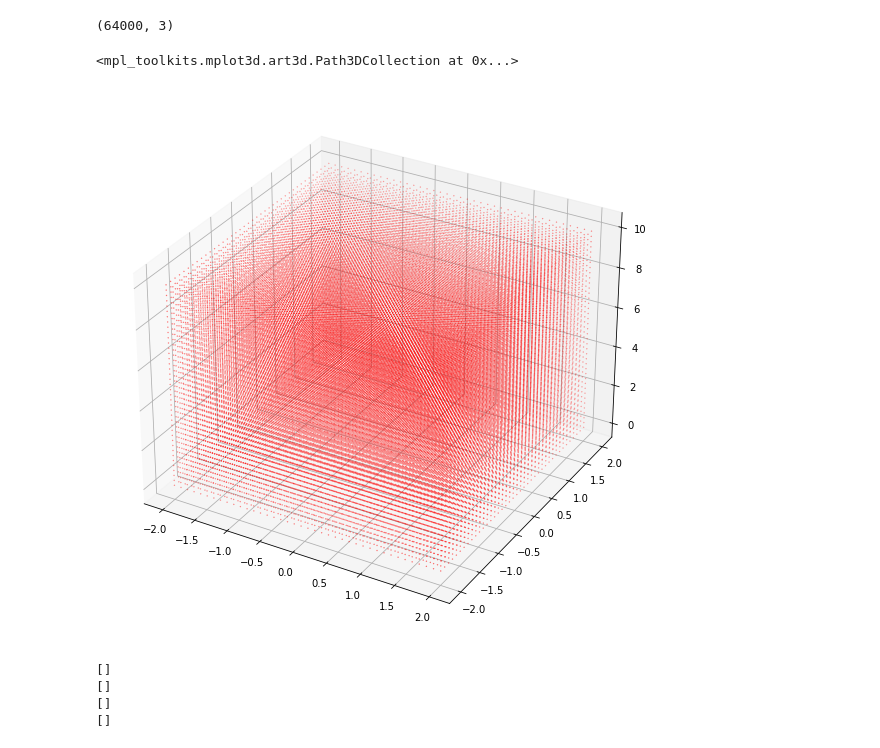
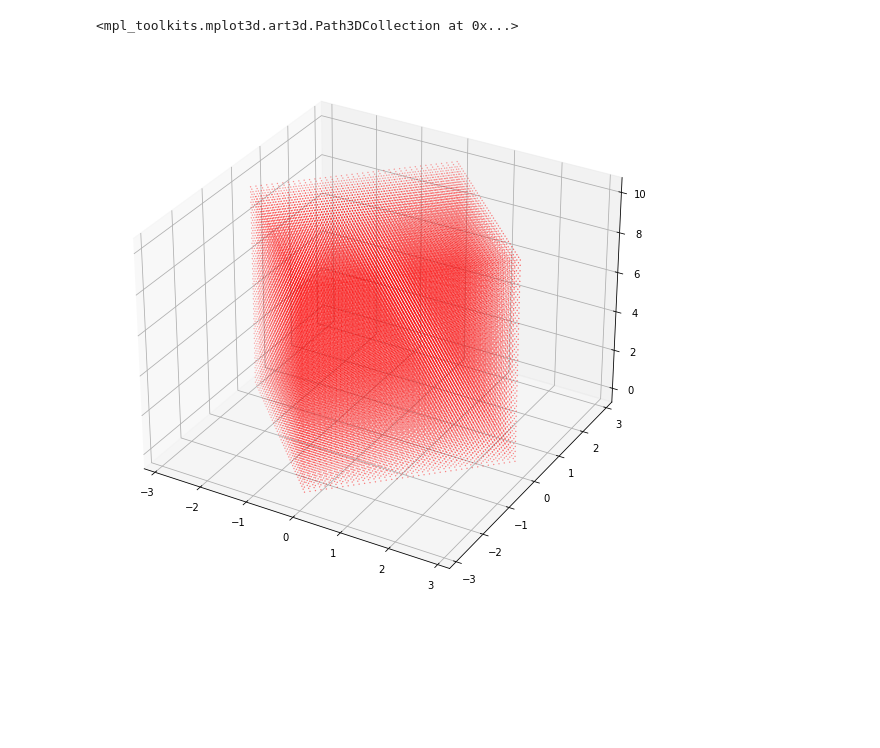
Before and after one commit to PyGeomesh/PyGeomesh, a Jupyter notebook: grid_box.ipynb, the cells around one changed output. Drawn from its saved outputs; the diff is of its cells as text; code cells hidden in the pictures; blank space fills up the shorter version.

Commit message:
add grid_box

```diff
--- a/grid_box.ipynb
+++ b/grid_box.ipynb
@@ -21,8 +17,8 @@ D:\Softwares\Miniconda3\envs\deeplearning\lib\site-packages\numpy\.libs\libopenb
 # %%
 from Geometry import *
 from matplotlib import pyplot as plt
-
-box = Box([0, 0, 0], 4, 4, 10, q=[0, 0, 0])
+import numpy as np
+box = Box([0, 0, 0], 4, 4, 10, q=[np.pi / 4, 0, 0])
 points = box.grid_points(40)
 print(points.shape)
 ax = plt.figure(figsize=(10, 10)).add_subplot(111, projection='3d')
@@ -36,11 +29,3 @@ D:\Softwares\Miniconda3\envs\deeplearning\lib\site-packages\numpy\.libs\libopenb
-(64000, 3)
+<mpl_toolkits.mplot3d.art3d.Path3DCollection at 0x...>
-<mpl_toolkits.mplot3d.art3d.Path3DCollection at 0x...>
-[figure, old version]
+[figure, new version]
-# %%
-edge_points = box.grid_points_on_edge(40)
-# %% [output]
-[]
-[]
-[]
-[]
 # %%
```
Also changed, not shown: parts of 5 cells of this notebook, 3 other files.
